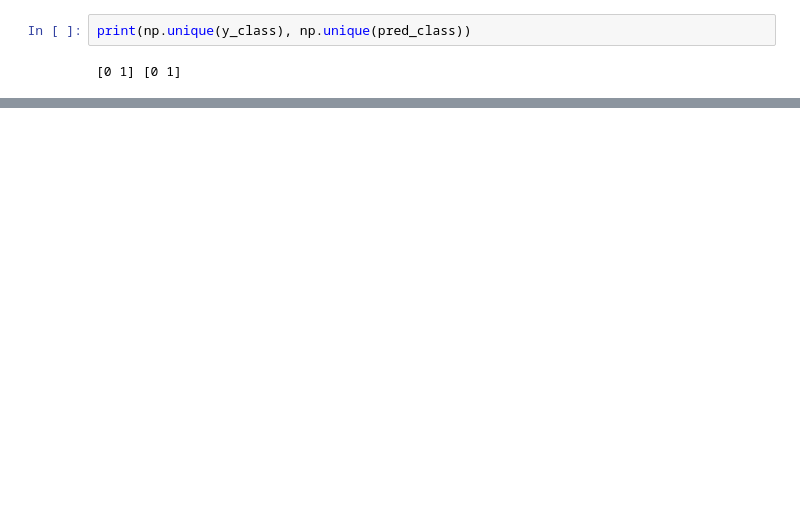
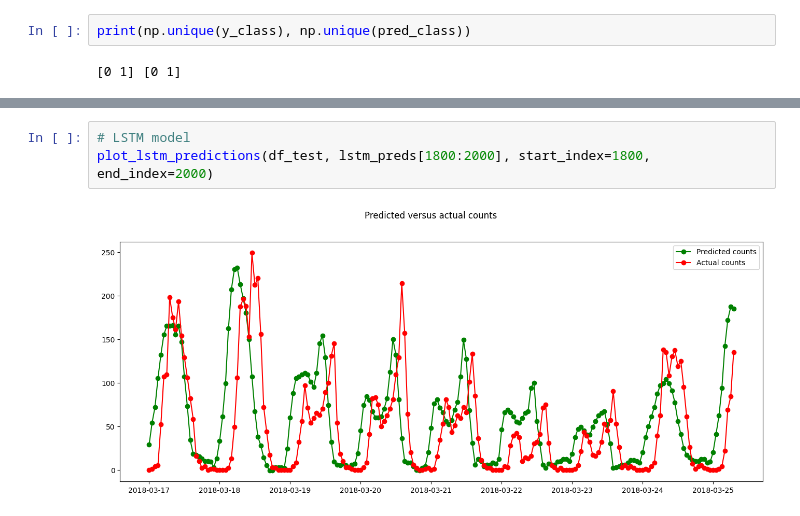
Before and after one commit to Jae-Ro/time-series-anomaly-detection, a Jupyter notebook: notebooks/solution.ipynb, the cells around one changed output, grey strips where cells are left out. Cells and saved outputs as stored; diff of their text form; blank space fills up the shorter version.

```diff
--- a/notebooks/solution.ipynb
+++ b/notebooks/solution.ipynb
@@ -988,0 +1042,5 @@ calculate_metrics(y_class, pred_class)
+# %%
+# LSTM model
+plot_lstm_predictions(df_test, lstm_preds[1800:2000], start_index=1800, end_index=2000)
+# %% [output]
+[figure, added]
```
Also changed, not shown: parts of 15 cells of this notebook.
